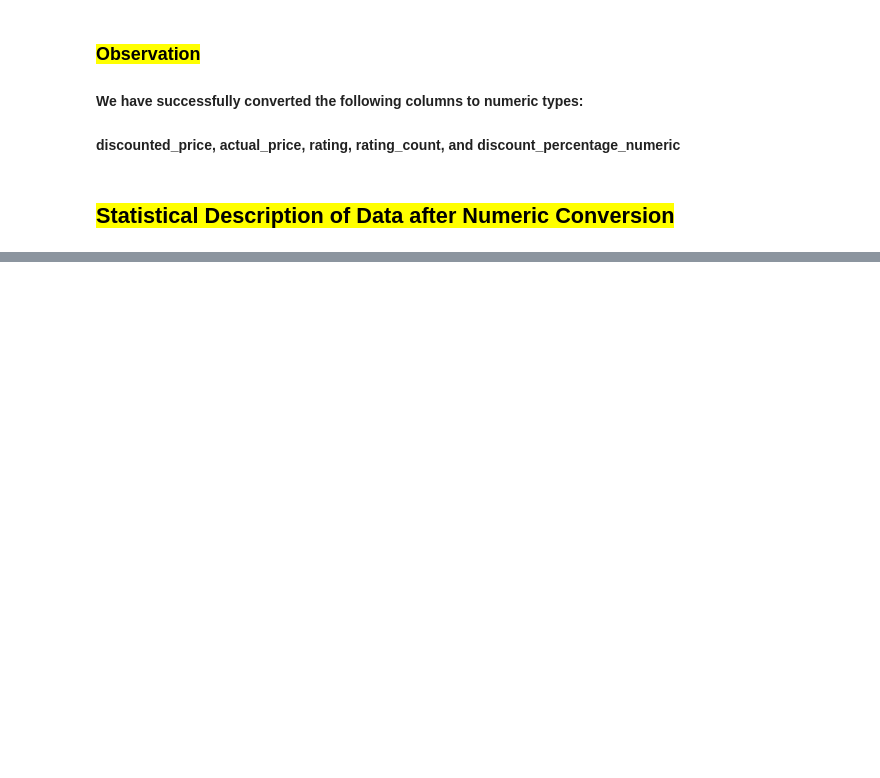
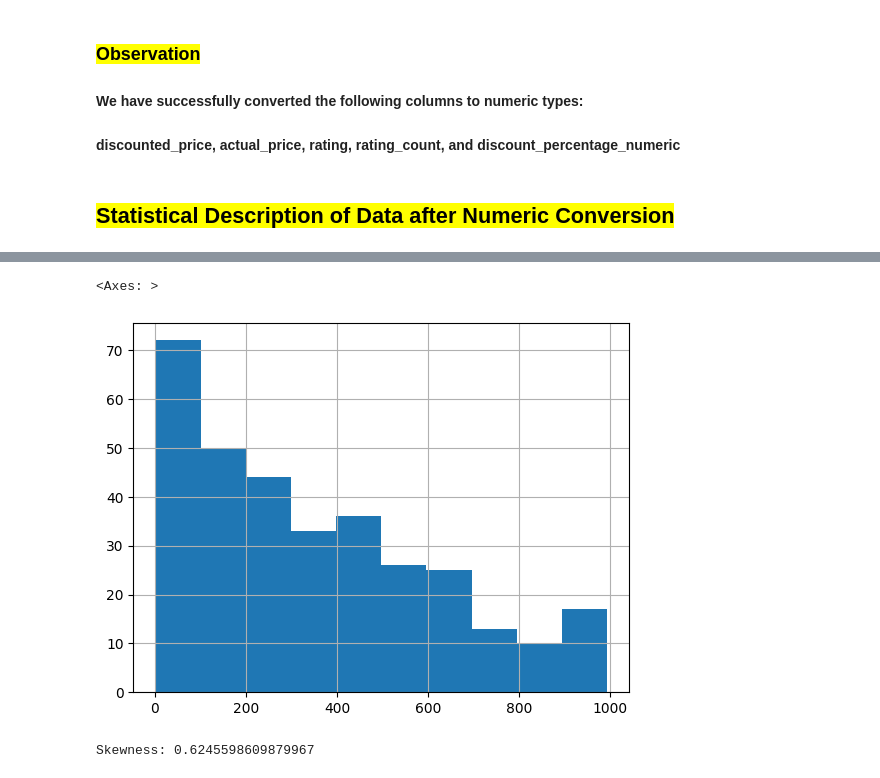
Before and after one commit to Mayan-kr/Amazon_Sales_Analysis, a Jupyter notebook: Amazon_sales_analysis.ipynb, the cells around one changed output, grey strips where cells are left out. Drawn from its saved outputs; the diff is of its cells as text; code cells hidden in the pictures; blank space fills up the shorter version.

```diff
--- a/Amazon_sales_analysis.ipynb
+++ b/Amazon_sales_analysis.ipynb
@@ -185,0 +228,10 @@ dtype: int64
+# %%
+df['rating_count'].hist()
+# %% [output]
+<Axes: >
+[figure, added]
+# %%
+skew_value = df['rating_count'].skew()
+print("Skewness:", skew_value)
+# %% [output]
+Skewness: 0.6245598609879967
```
Also changed, not shown: parts of 29 cells of this notebook.
